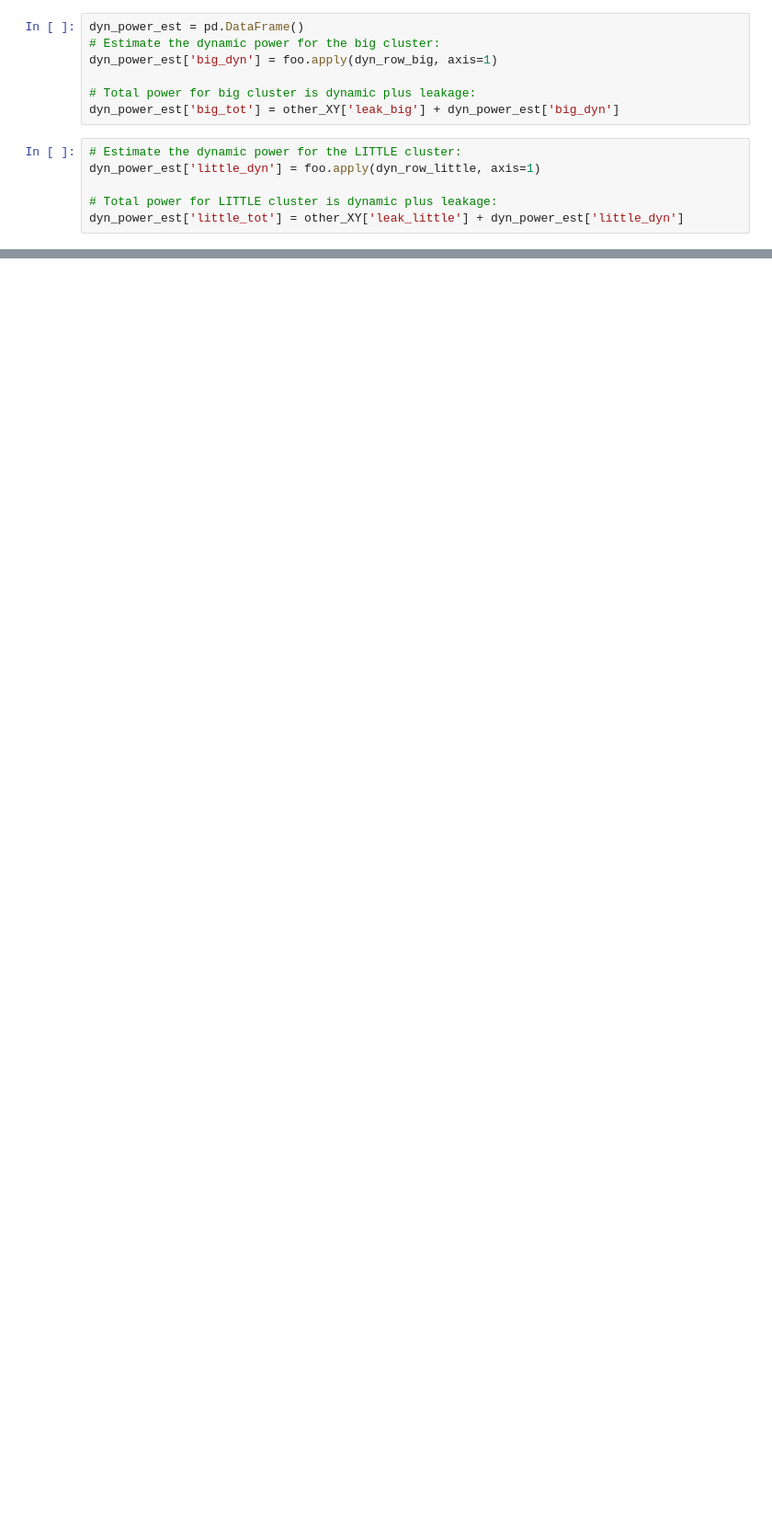
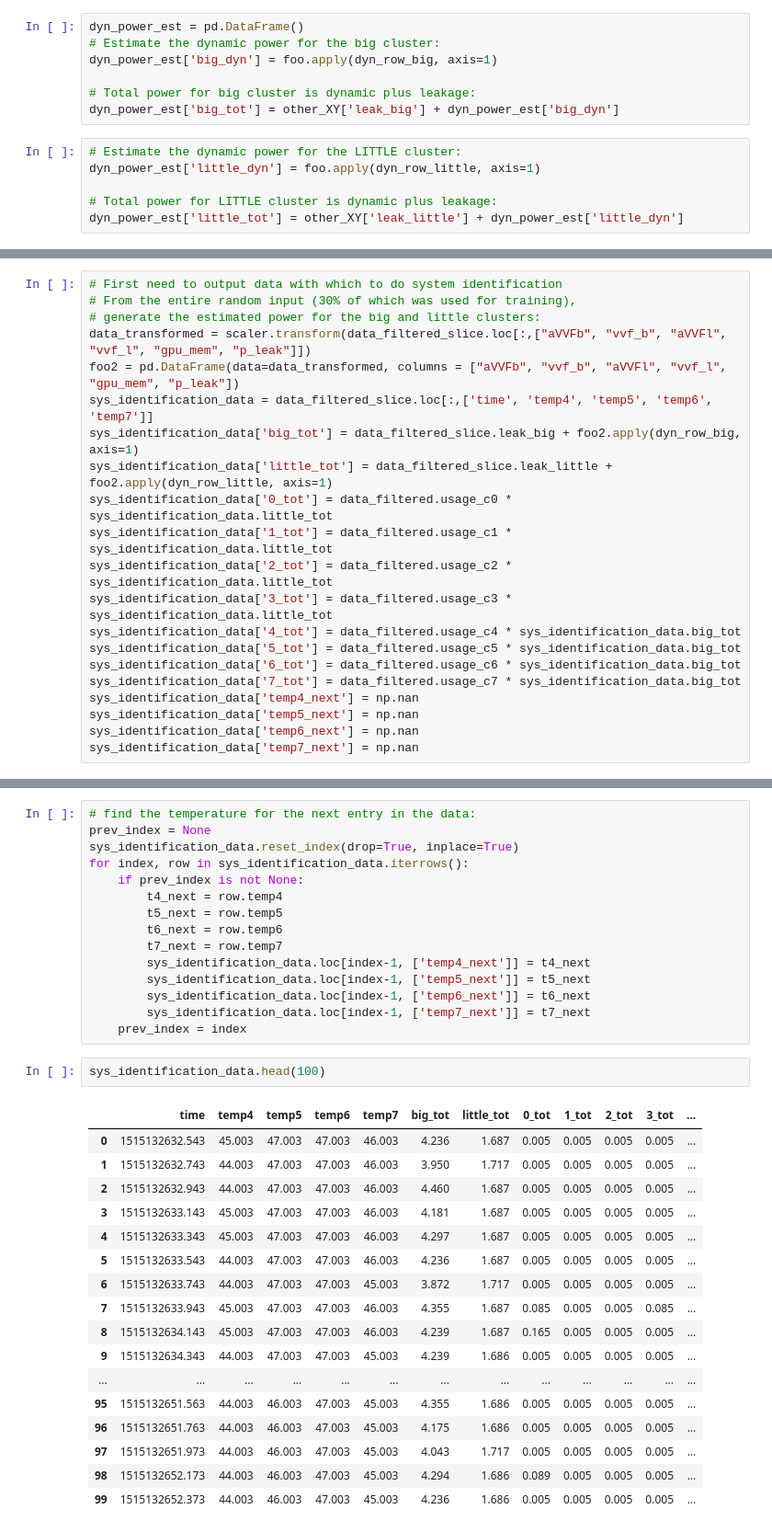
Before and after one commit to MaiaBlanco/userland_dvfs_gov, a Jupyter notebook: data/power model analysis/power_model_coeffs.ipynb, the cells around one changed output, grey strips where cells are left out. Shown at 92% size. Drawn from its saved outputs; the diff is of its cells as text; blank space fills up the shorter version.

```diff
--- a/data/power model analysis/power_model_coeffs.ipynb
+++ b/data/power model analysis/power_model_coeffs.ipynb
@@ -272,0 +304,21 @@ plt.show()
+# %%
+# First need to output data with which to do system identification
+# From the entire random input (30% of which was used for training),
+# generate the estimated power for the big and little clusters:
+data_transformed = scaler.transform(data_filtered_slice.loc[:,["aVVFb", "vvf_b", "aVVFl", "vvf_l", "gpu_mem", "p_leak"]])
+foo2 = pd.DataFrame(data=data_transformed, columns = ["aVVFb", "vvf_b", "aVVFl", "vvf_l", "gpu_mem", "p_leak"])
+sys_identification_data = data_filtered_slice.loc[:,['time', 'temp4', 'temp5', 'temp6', 'temp7']]
+sys_identification_data['big_tot'] = data_filtered_slice.leak_big + foo2.apply(dyn_row_big, axis=1)
+sys_identification_data['little_tot'] = data_filtered_slice.leak_little + foo2.apply(dyn_row_little, axis=1)
+sys_identification_data['0_tot'] = data_filtered.usage_c0 * sys_identification_data.little_tot
+sys_identification_data['1_tot'] = data_filtered.usage_c1 * sys_identification_data.little_tot
+sys_identification_data['2_tot'] = data_filtered.usage_c2 * sys_identification_data.little_tot
+sys_identification_data['3_tot'] = data_filtered.usage_c3 * sys_identification_data.little_tot
+sys_identification_data['4_tot'] = data_filtered.usage_c4 * sys_identification_data.big_tot
+sys_identification_data['5_tot'] = data_filtered.usage_c5 * sys_identification_data.big_tot
+sys_identification_data['6_tot'] = data_filtered.usage_c6 * sys_identification_data.big_tot
+sys_identification_data['7_tot'] = data_filtered.usage_c7 * sys_identification_data.big_tot
+sys_identification_data['temp4_next'] = np.nan
+sys_identification_data['temp5_next'] = np.nan
+sys_identification_data['temp6_next'] = np.nan
+sys_identification_data['temp7_next'] = np.nan
@@ -272,0 +339,35 @@ plt.show()
+# %%
+# find the temperature for the next entry in the data:
+prev_index = None
+sys_identification_data.reset_index(drop=True, inplace=True)
+for index, row in sys_identification_data.iterrows():
+    if prev_index is not None:
+        t4_next = row.temp4
+        t5_next = row.temp5
+        t6_next = row.temp6
+        t7_next = row.temp7
+        sys_identification_data.loc[index-1, ['temp4_next']] = t4_next
+        sys_identification_data.loc[index-1, ['temp5_next']] = t5_next
+        sys_identification_data.loc[index-1, ['temp6_next']] = t6_next
+        sys_identification_data.loc[index-1, ['temp7_next']] = t7_next
+    prev_index = index
+# %%
+sys_identification_data.head(100)
+# %% [output]
+|  | time | temp4 | temp5 | temp6 | temp7 | big_tot | little_tot | 0_tot | 1_tot | 2_tot | 3_tot | ... |
+| 0 | 1515132632.543 | 45.003 | 47.003 | 47.003 | 46.003 | 4.236 | 1.687 | 0.005 | 0.005 | 0.005 | 0.005 | ... |
+| 1 | 1515132632.743 | 44.003 | 47.003 | 47.003 | 46.003 | 3.950 | 1.717 | 0.005 | 0.005 | 0.005 | 0.005 | ... |
+| 2 | 1515132632.943 | 44.003 | 47.003 | 47.003 | 46.003 | 4.460 | 1.687 | 0.005 | 0.005 | 0.005 | 0.005 | ... |
+| 3 | 1515132633.143 | 45.003 | 47.003 | 47.003 | 46.003 | 4.181 | 1.687 | 0.005 | 0.005 | 0.005 | 0.005 | ... |
+| 4 | 1515132633.343 | 45.003 | 47.003 | 47.003 | 46.003 | 4.297 | 1.687 | 0.005 | 0.005 | 0.005 | 0.005 | ... |
+| 5 | 1515132633.543 | 44.003 | 47.003 | 47.003 | 46.003 | 4.236 | 1.687 | 0.005 | 0.005 | 0.005 | 0.005 | ... |
+| 6 | 1515132633.743 | 44.003 | 47.003 | 47.003 | 45.003 | 3.872 | 1.717 | 0.005 | 0.005 | 0.005 | 0.005 | ... |
+| 7 | 1515132633.943 | 45.003 | 47.003 | 47.003 | 46.003 | 4.355 | 1.687 | 0.085 | 0.005 | 0.005 | 0.085 | ... |
+| 8 | 1515132634.143 | 45.003 | 47.003 | 47.003 | 46.003 | 4.239 | 1.687 | 0.165 | 0.005 | 0.005 | 0.005 | ... |
+| 9 | 1515132634.343 | 44.003 | 47.003 | 47.003 | 45.003 | 4.239 | 1.686 | 0.005 | 0.005 | 0.005 | 0.005 | ... |
+| ... | ... | ... | ... | ... | ... | ... | ... | ... | ... | ... | ... | ... |
+| 95 | 1515132651.563 | 44.003 | 46.003 | 47.003 | 45.003 | 4.355 | 1.686 | 0.005 | 0.005 | 0.005 | 0.005 | ... |
+| 96 | 1515132651.763 | 44.003 | 46.003 | 47.003 | 45.003 | 4.175 | 1.686 | 0.005 | 0.005 | 0.005 | 0.005 | ... |
+| 97 | 1515132651.973 | 44.003 | 46.003 | 47.003 | 45.003 | 4.043 | 1.717 | 0.005 | 0.005 | 0.005 | 0.005 | ... |
+| 98 | 1515132652.173 | 44.003 | 46.003 | 47.003 | 45.003 | 4.294 | 1.686 | 0.089 | 0.005 | 0.005 | 0.005 | ... |
+| 99 | 1515132652.373 | 44.003 | 46.003 | 47.003 | 45.003 | 4.236 | 1.686 | 0.005 | 0.005 | 0.005 | 0.005 | ... |
```
Also changed, not shown: parts of 23 cells of this notebook, 1 other file.
